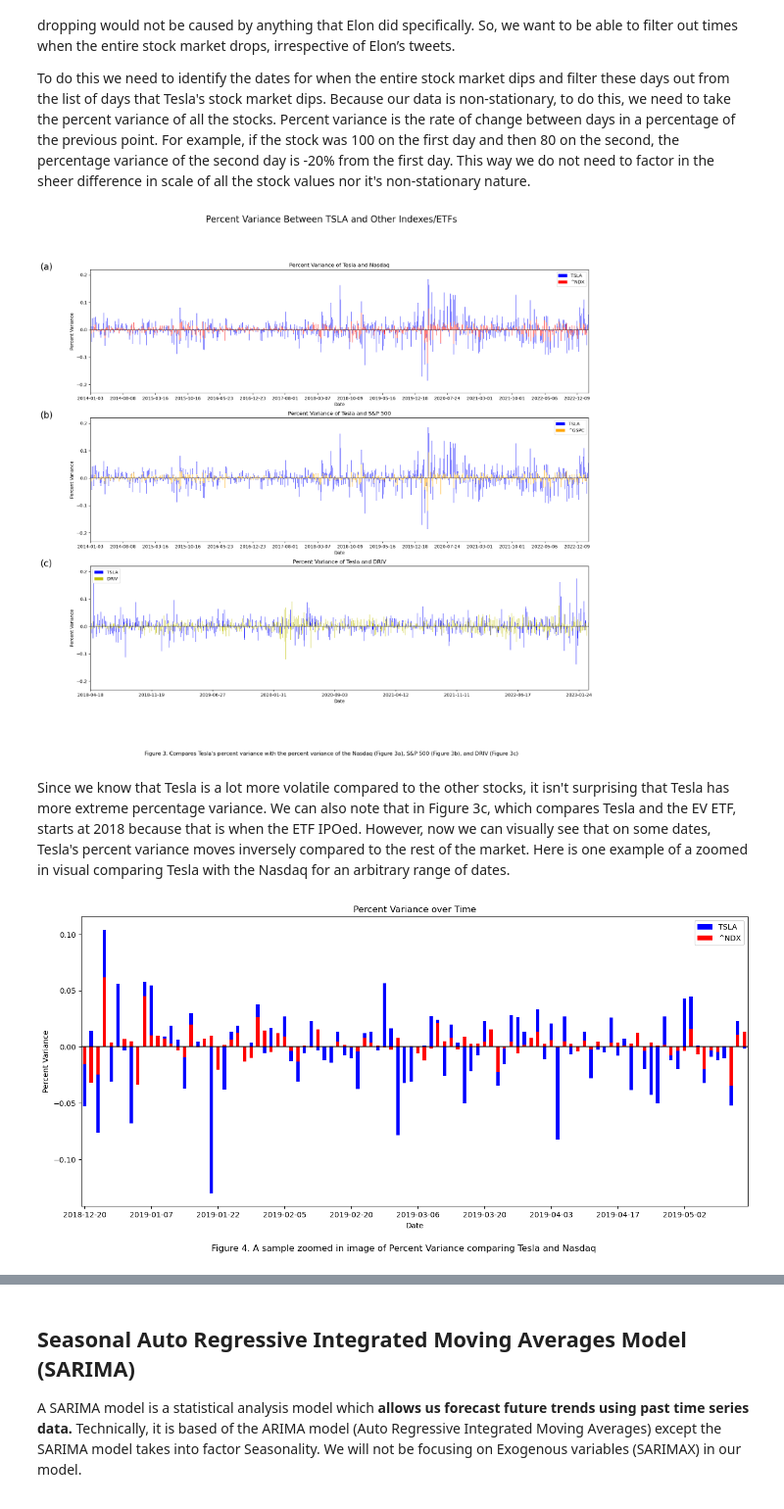
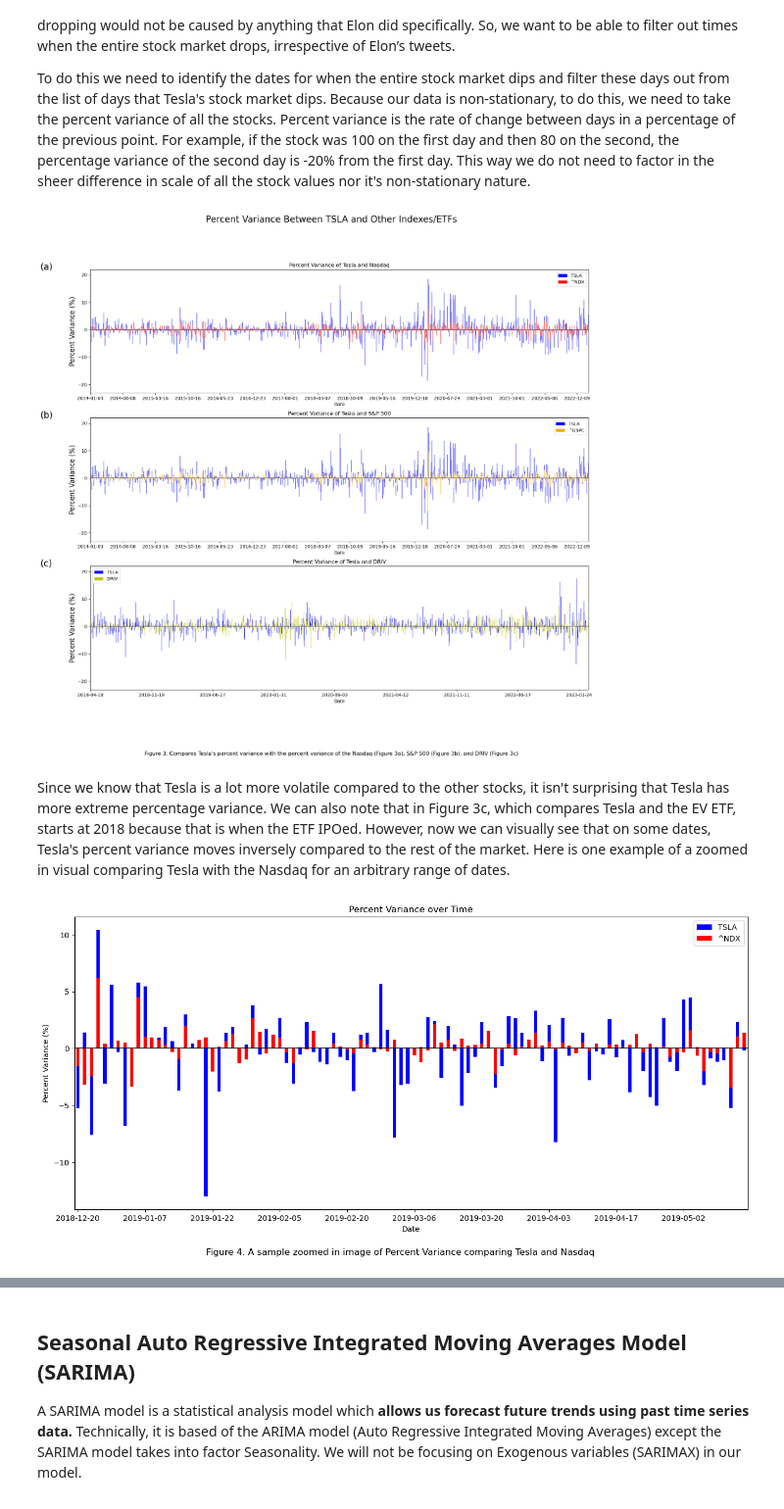
Before and after one commit to olincollege/twitter-vs-stock, a Jupyter notebook: main.ipynb, the cells around one changed output, grey strips where cells are left out. Shown at 98% size. Saved outputs shown, nothing was run; the diff lists cells and outputs as text; code cells hidden in the pictures.

Commit message:
updated essay & modified variance method

```diff
--- a/main.ipynb
+++ b/main.ipynb
@@ -381,7 +391,7 @@ plt.axhline(y = 0, color = 'black', linestyle = '-', alpha=0.5)
 
 plt.xticks(rotation=0)
 plt.legend()
-plt.ylabel("Percent Variance")
+plt.ylabel("Percent Variance (%)", fontsize=12)
 plt.title("Percent Variance of Tesla and Nasdaq")
 locs, labels = plt.xticks()
 N = 150
@@ -398,7 +408,7 @@ plt.axhline(y = 0, color = 'black', linestyle = '-', alpha=0.5)
 
 plt.xticks(rotation=0)
 plt.legend()
-plt.ylabel("Percent Variance")
+plt.ylabel("Percent Variance (%)", fontsize=12)
 plt.title("Percent Variance of Tesla and S&P 500")
 locs, labels = plt.xticks()
 N = 150
@@ -416,7 +426,7 @@ plt.axhline(y = 0, color = 'black', linestyle = '-', alpha=0.5)
 
 plt.xticks(rotation=0)
 plt.legend()
-plt.ylabel("Percent Variance")
+plt.ylabel("Percent Variance (%)", fontsize=12)
 plt.title("Percent Variance of Tesla and DRIV")
 locs, labels = plt.xticks()
 N = 150
@@ -429,35 +439,35 @@ plt.figtext(0.5, -0.01, caption, wrap=True, horizontalalignment='center', fontsi
 
 plt.show()
 # %% [output]
-[figure, old version]
+[figure, new version]
 # %% [markdown]
 Since we know that Tesla is a lot more volatile compared to the other stocks, it isn't surprising that Tesla has more extreme percentage variance. We can also note that in Figure 3c, which compares Tesla and the EV ETF, starts at 2018 because that is when the ETF IPOed. However, now we can visually see that on some dates, Tesla's percent variance moves inversely compared to the rest of the market. Here is one example of a zoomed in visual comparing Tesla with the Nasdaq for an arbitrary range of dates.
 # %%
 start_range =1250
 end_range = start_range + 100
 
 #PLotting figure 4
 fig, axes = plt.subplots(1, 1, figsize=(16,7))
 tesla.get_variance_data()[start_range: end_range].plot.bar(label=tesla.get_ticker(), color = 'b')
 nasdaq.get_variance_data()[start_range: end_range].plot.bar(label=nasdaq.get_ticker(), color = 'r')
 
 plt.xticks(rotation=0)
 plt.legend()
-plt.ylabel("Percent Variance")
+plt.ylabel("Percent Variance (%)")
 plt.title("Percent Variance over Time")
 locs, labels = plt.xticks()
 N = 10
 new_labels = [labels[::N][i].get_text()[0:10] for i in range(len(labels[::N]))]
 plt.axhline(y = 0, color = 'black', linestyle = '-', alpha=0.75)
 plt.xticks(locs[::N], new_labels)
 
 
 caption="Figure 4. A sample zoomed in image of Percent Variance comparing Tesla and Nasdaq"
 plt.figtext(0.5, -0.01, caption, wrap=True, horizontalalignment='center', fontsize=12)
 
 plt.show()
 # %% [output]
-[figure, old version]
+[figure, new version]
 # %% [markdown]
 From a quick scan, we can see that there are multiple instances where Tesla's either increased or decreased inversely to the Nasdaq's prices. However, we need to be able to determine which windows of time we want to zoom in, as sheer amount of data makes it impossible to do it manually.
 
```
Also changed, not shown: parts of 42 cells of this notebook, 1 other file.
